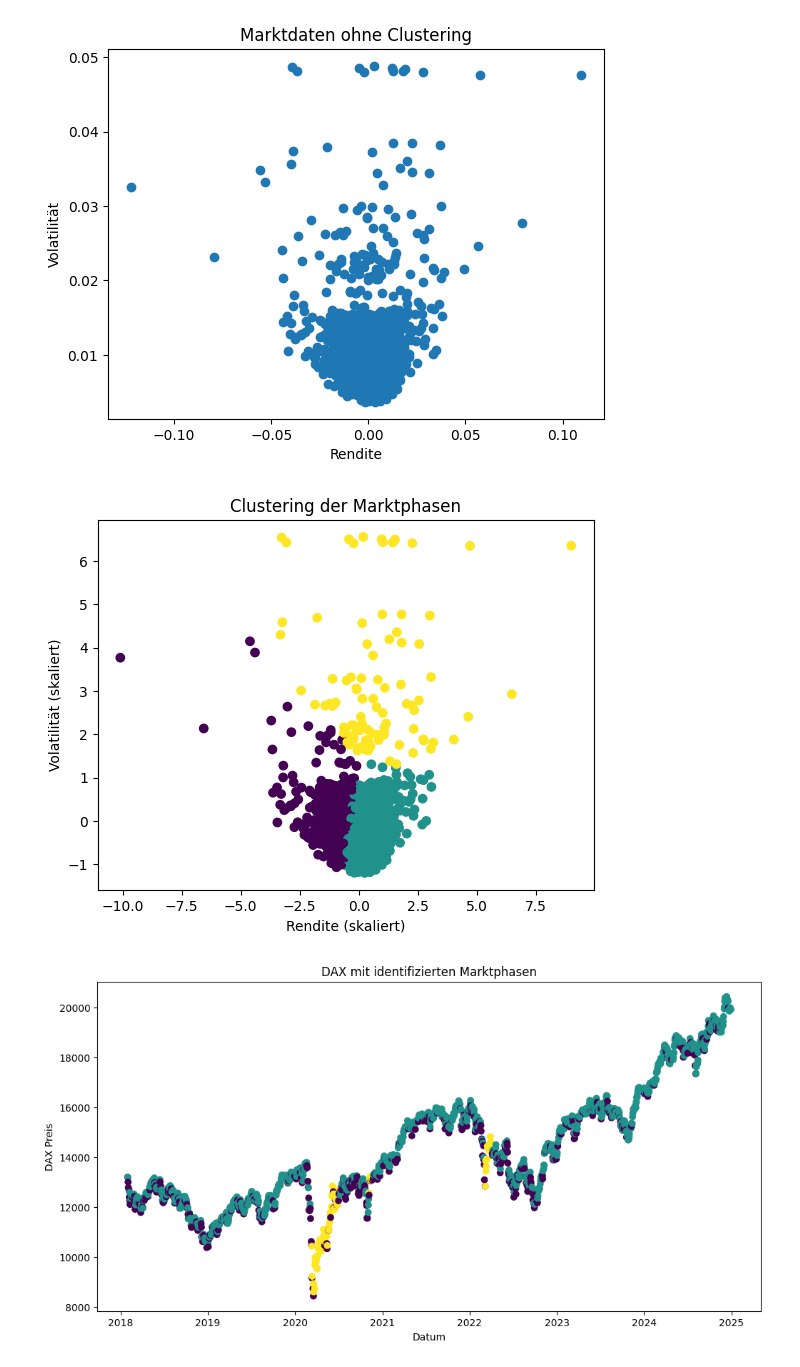
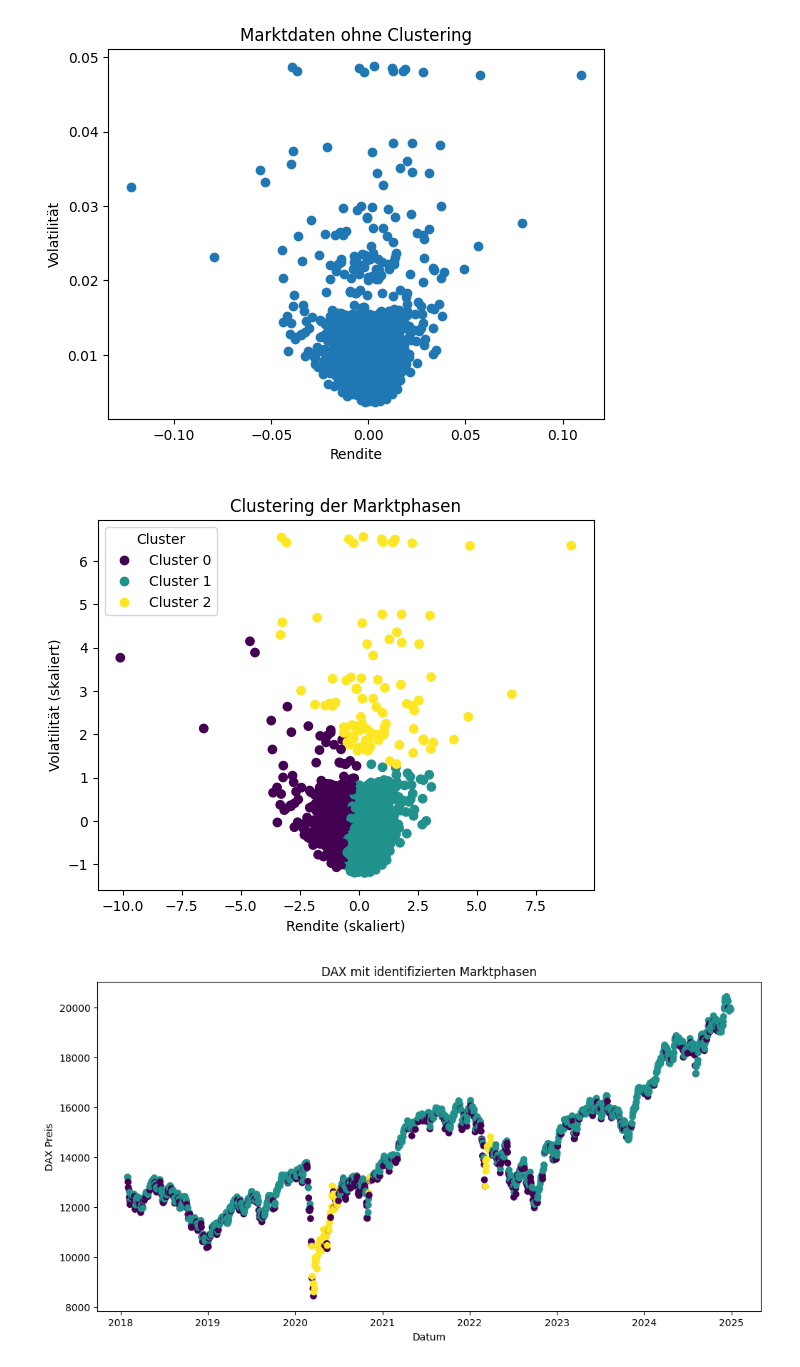
Before and after one commit to KreakxX/StockPredictor, a Jupyter notebook: Clustering_Marktphasen.ipynb, the cells around one changed output. Drawn from its saved outputs; the diff is of its cells as text; code cells hidden in the pictures.

```diff
--- a/Clustering_Marktphasen.ipynb
+++ b/Clustering_Marktphasen.ipynb
@@ -77,14 +77,26 @@ plt.show()
 # %%
 labels = kmeans.labels_
 
 plt.figure()
-plt.scatter(X_scaled[:, 0], X_scaled[:, 1], c=labels)
+
+scatter = plt.scatter(
+    X_scaled[:, 0],
+    X_scaled[:, 1],
+    c=labels,
+    cmap="viridis"
+)
+
 plt.xlabel("Rendite (skaliert)")
 plt.ylabel("Volatilität (skaliert)")
 plt.title("Clustering der Marktphasen")
+
+# Legende hinzufügen
+handles, _ = scatter.legend_elements()
+plt.legend(handles, ["Cluster 0", "Cluster 1", "Cluster 2"], title="Cluster")
+
 plt.show()
 # %% [output]
-[figure, old version]
+[figure, new version]
 # %%
 import matplotlib.pyplot as plt
 
```
